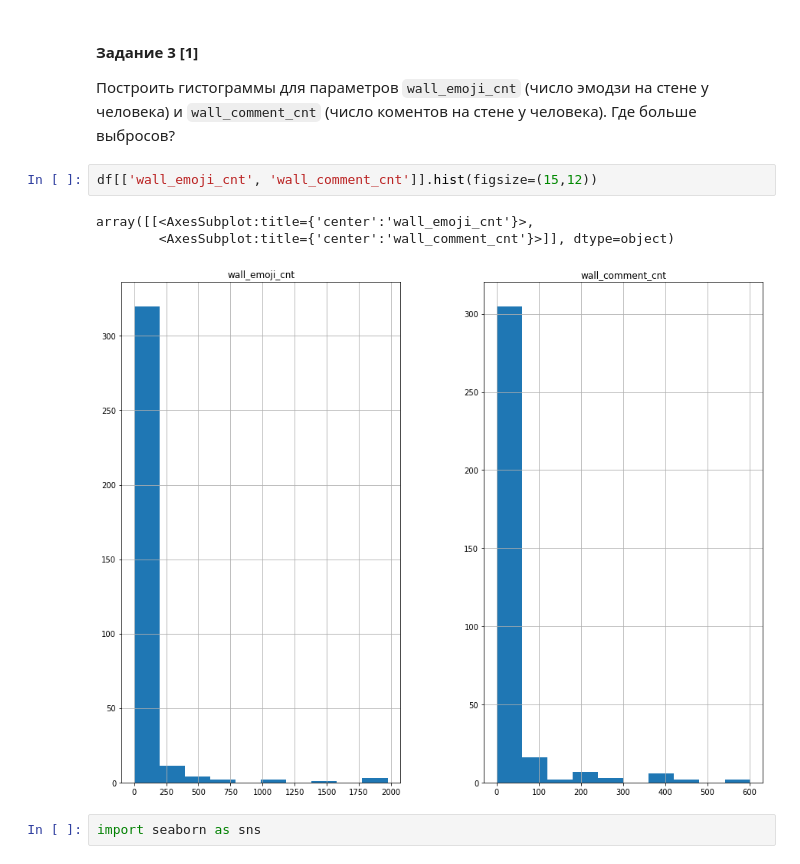
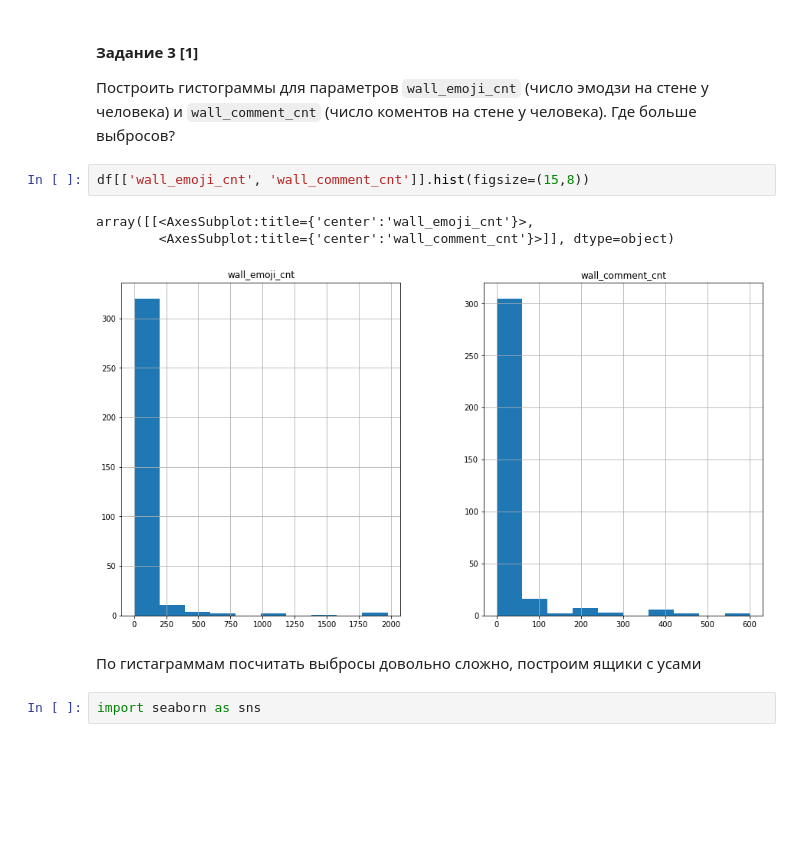
Before and after one commit to DenisKochetov/vk_hse_eda, a Jupyter notebook: hw1_3.ipynb, the cells around one changed output. Drawn from its saved outputs; the diff is of its cells as text; blank space fills up the shorter version.

```diff
--- a/hw1_3.ipynb
+++ b/hw1_3.ipynb
@@ -145,11 +149,13 @@ df.sort_values(by = ["likes_memes"], ascending=False)[0:one_perc][['first_name',
 
 Построить гистограммы для параметров `wall_emoji_cnt` (число эмодзи на стене у человека) и `wall_comment_cnt` (число коментов на стене у человека). Где больше выбросов?
 # %%
-df[['wall_emoji_cnt', 'wall_comment_cnt']].hist(figsize=(15,12))
+df[['wall_emoji_cnt', 'wall_comment_cnt']].hist(figsize=(15,8))
 # %% [output]
 array([[<AxesSubplot:title={'center':'wall_emoji_cnt'}>,
         <AxesSubplot:title={'center':'wall_comment_cnt'}>]], dtype=object)
-[figure, old version]
+[figure, new version]
+# %% [markdown]
+По  гистаграммам посчитать выбросы довольно сложно, построим ящики с усами
 # %%
 import seaborn as sns
 # %%
```
Also changed, not shown: parts of 33 cells of this notebook.
